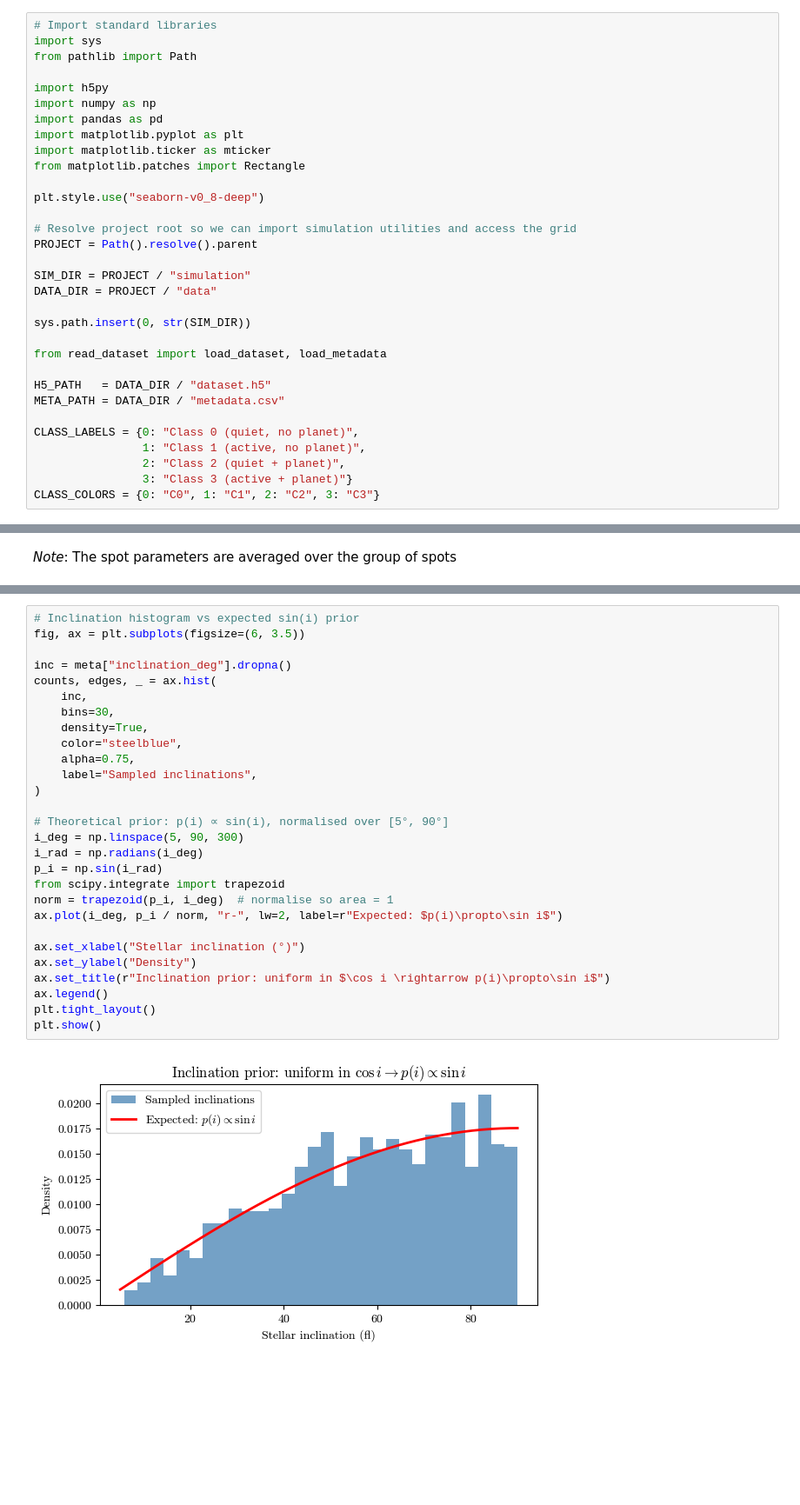
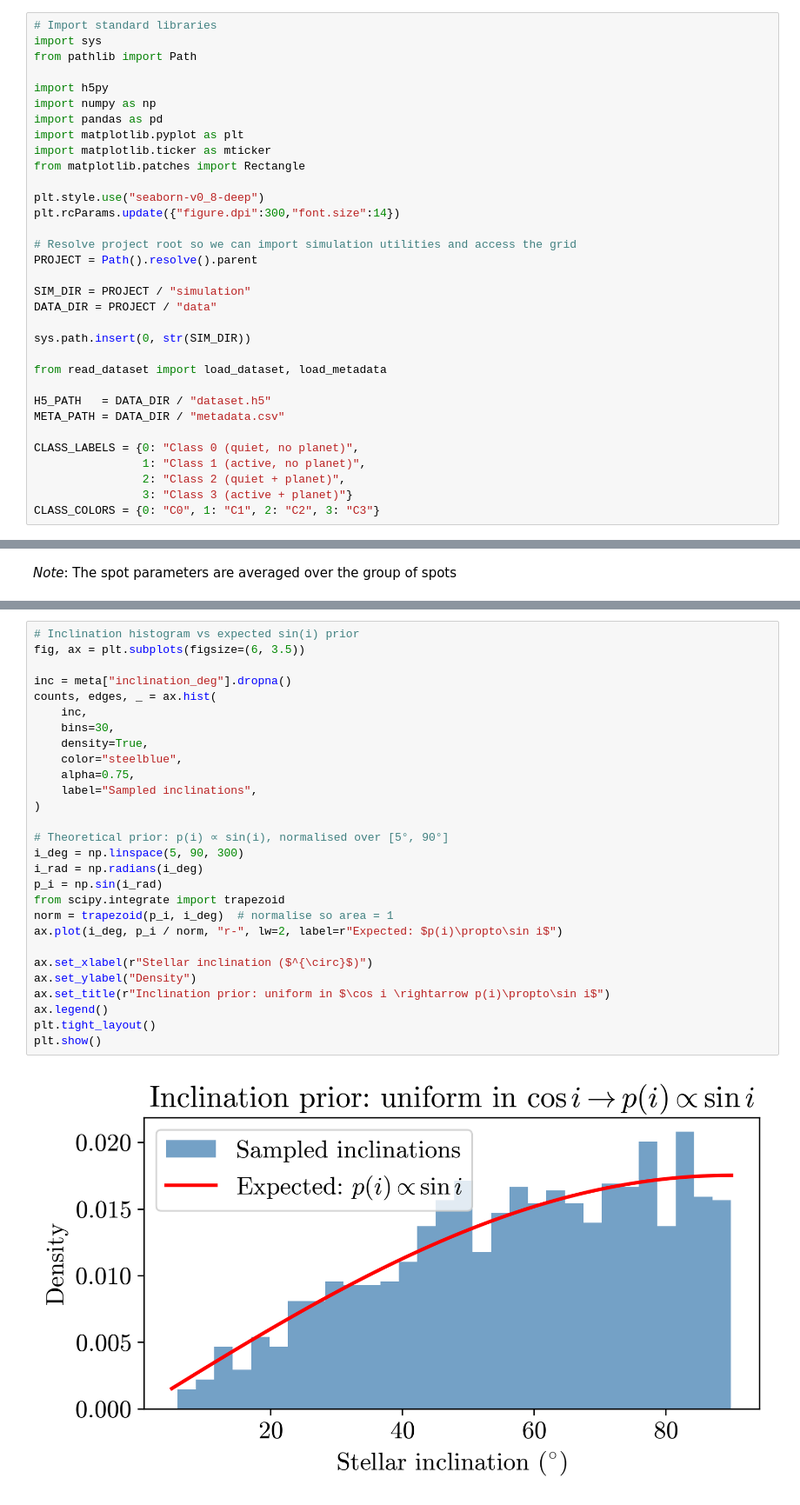
Before and after one commit to IsaacLP/Computational-Astrobiology, a Jupyter notebook: project/notebooks/phase2_simulation_pipeline.ipynb, the cells around one changed output, grey strips where cells are left out. Shown at 87% size. Cells and saved outputs as stored; diff of their text form; blank space fills up the shorter version.

```diff
--- a/project/notebooks/phase2_simulation_pipeline.ipynb
+++ b/project/notebooks/phase2_simulation_pipeline.ipynb
@@ -52,6 +56,7 @@ import matplotlib.ticker as mticker
 from matplotlib.patches import Rectangle
 
 plt.style.use("seaborn-v0_8-deep")
+plt.rcParams.update({"figure.dpi":300,"font.size":14})
 
 # Resolve project root so we can import simulation utilities and access the grid
 PROJECT = Path().resolve().parent
@@ -279,31 +283,31 @@ The histogram of inclination in the dataset therefore rises from near zero at 5
 # %%
 # Inclination histogram vs expected sin(i) prior
 fig, ax = plt.subplots(figsize=(6, 3.5))
 
 inc = meta["inclination_deg"].dropna()
 counts, edges, _ = ax.hist(
     inc,
     bins=30,
     density=True,
     color="steelblue",
     alpha=0.75,
     label="Sampled inclinations",
 )
 
 # Theoretical prior: p(i) ∝ sin(i), normalised over [5°, 90°]
 i_deg = np.linspace(5, 90, 300)
 i_rad = np.radians(i_deg)
 p_i = np.sin(i_rad)
 from scipy.integrate import trapezoid
 norm = trapezoid(p_i, i_deg)  # normalise so area = 1
 ax.plot(i_deg, p_i / norm, "r-", lw=2, label=r"Expected: $p(i)\propto\sin i$")
 
-ax.set_xlabel("Stellar inclination (°)")
+ax.set_xlabel(r"Stellar inclination ($^{\circ}$)")
 ax.set_ylabel("Density")
 ax.set_title(r"Inclination prior: uniform in $\cos i \rightarrow p(i)\propto\sin i$")
 ax.legend()
 plt.tight_layout()
 plt.show()
 # %% [output]
-[figure, old version]
+[figure, new version]
 # %% [markdown]
```
Also changed, not shown: parts of 42 cells of this notebook.
